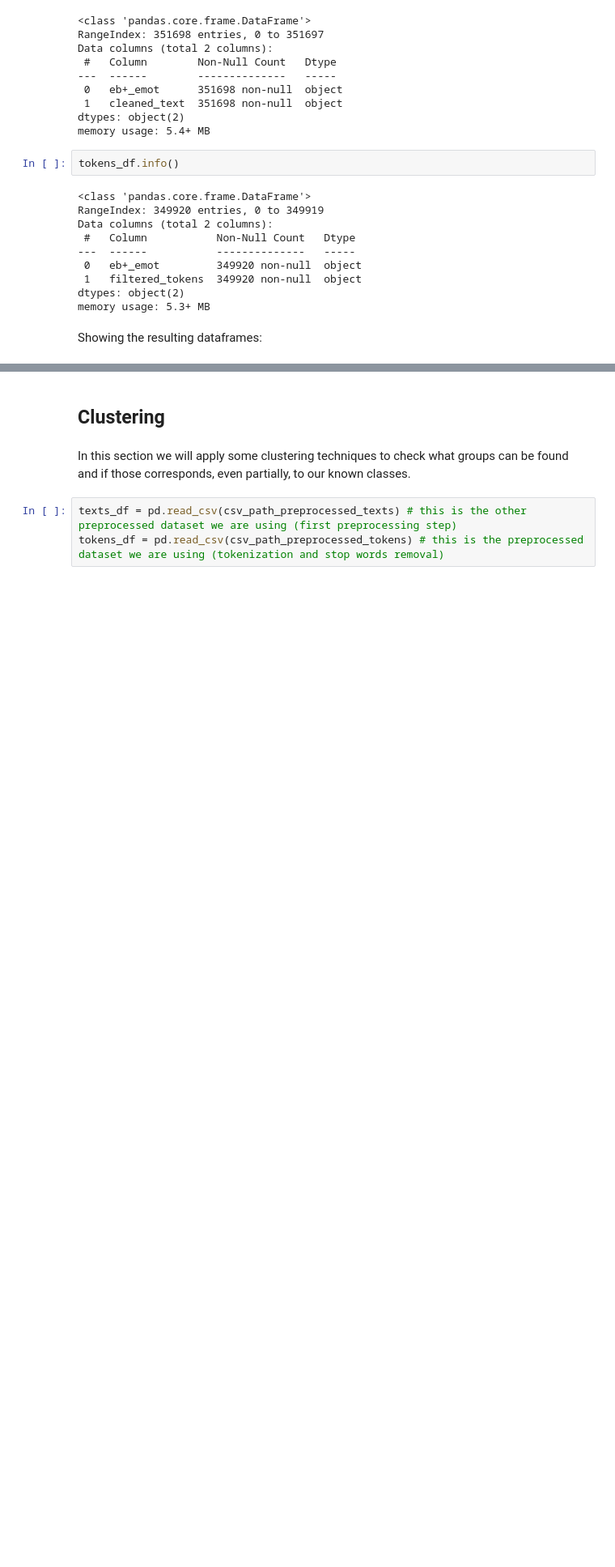
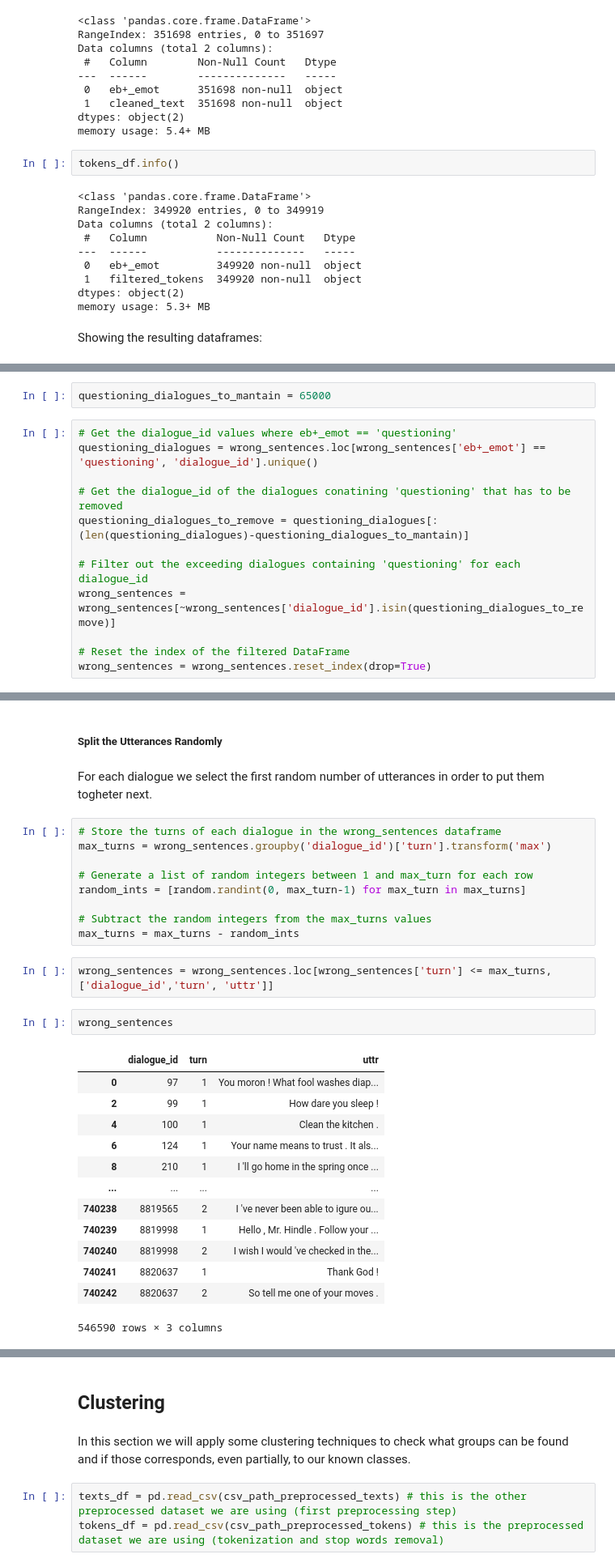
Before and after one commit to SimoneCallegarin/NLP_project, a Jupyter notebook: SA and TextGen on EDOS.ipynb, the cells around one changed output, grey strips where cells are left out. Shown at 81% size. Saved outputs shown, nothing was run; the diff lists cells and outputs as text; blank space fills up the shorter version.

```diff
--- a/SA and TextGen on EDOS.ipynb
+++ b/SA and TextGen on EDOS.ipynb
@@ -617,0 +840,14 @@ print(tokens_df)
+# %%
+questioning_dialogues_to_mantain = 65000
+# %%
+# Get the dialogue_id values where eb+_emot == 'questioning'
+questioning_dialogues = wrong_sentences.loc[wrong_sentences['eb+_emot'] == 'questioning', 'dialogue_id'].unique()
+
+# Get the dialogue_id of the dialogues conatining 'questioning' that has to be removed
+questioning_dialogues_to_remove = questioning_dialogues[:(len(questioning_dialogues)-questioning_dialogues_to_mantain)]
+
+# Filter out the exceeding dialogues containing 'questioning' for each dialogue_id
+wrong_sentences = wrong_sentences[~wrong_sentences['dialogue_id'].isin(questioning_dialogues_to_remove)]
+
+# Reset the index of the filtered DataFrame
+wrong_sentences = wrong_sentences.reset_index(drop=True)
@@ -617,0 +867,31 @@ print(tokens_df)
+# %% [markdown]
+##### **Split the Utterances Randomly**
+# %% [markdown]
+For each dialogue we select the first random number of utterances in order to put them togheter next.
+# %%
+# Store the turns of each dialogue in the wrong_sentences dataframe
+max_turns = wrong_sentences.groupby('dialogue_id')['turn'].transform('max')
+
+# Generate a list of random integers between 1 and max_turn for each row
+random_ints = [random.randint(0, max_turn-1) for max_turn in max_turns]
+
+# Subtract the random integers from the max_turns values
+max_turns = max_turns - random_ints
+# %%
+wrong_sentences = wrong_sentences.loc[wrong_sentences['turn'] <= max_turns, ['dialogue_id','turn', 'uttr']]
+# %%
+wrong_sentences
+# %% [output]
+|  | dialogue_id | turn | uttr |
+| 0 | 97 | 1 | You moron ! What fool washes diap... |
+| 2 | 99 | 1 | How dare you sleep ! |
+| 4 | 100 | 1 | Clean the kitchen . |
+| 6 | 124 | 1 | Your name means to trust . It als... |
+| 8 | 210 | 1 | I 'll go home in the spring once ... |
+| ... | ... | ... | ... |
+| 740238 | 8819565 | 2 | I 've never been able to igure ou... |
+| 740239 | 8819998 | 1 | Hello , Mr. Hindle . Follow your ... |
+| 740240 | 8819998 | 2 | I wish I would 've checked in the... |
+| 740241 | 8820637 | 1 | Thank God ! |
+| 740242 | 8820637 | 2 | So tell me one of your moves . |
+546590 rows × 3 columns
```
Also changed, not shown: parts of 103 cells of this notebook.
